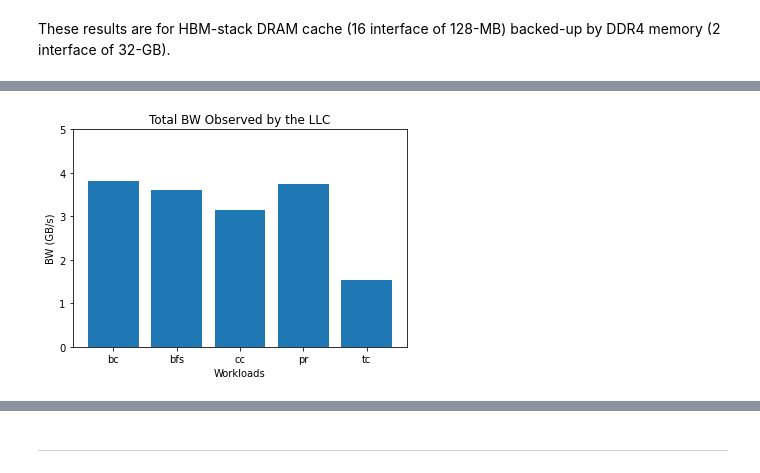
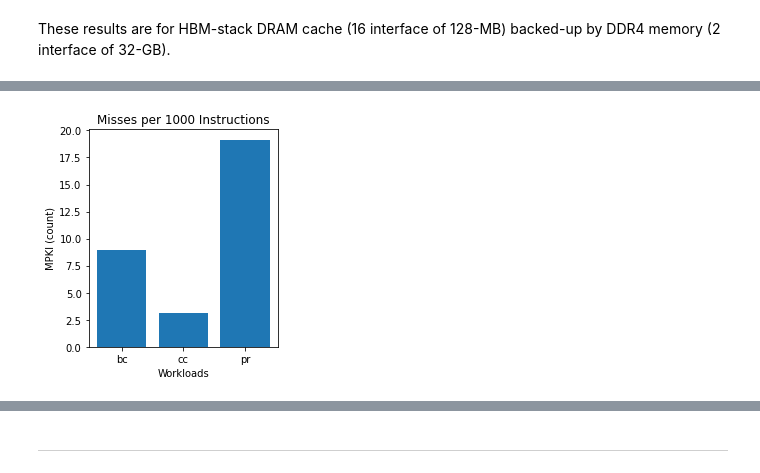
Before and after one commit to darchr/dramCacheController, a Jupyter notebook: myPlots/res_Nov_14/GAPBS/gapbs.ipynb, the cells around one changed output, grey strips where cells are left out. Drawn from its saved outputs; the diff is of its cells as text; code cells hidden in the pictures.

```diff
--- a/myPlots/res_Nov_14/GAPBS/gapbs.ipynb
+++ b/myPlots/res_Nov_14/GAPBS/gapbs.ipynb
@@ -68,7 +68,8 @@ Stats = ['simSeconds',
           ]
 
 
-app = ['bc', 'bfs', 'cc', 'pr', 'tc']
+# app = ['bc', 'bfs', 'cc', 'pr', 'tc']
+app = ['bc', 'cc', 'pr']
 
 rows = []
 
@@ -281,20 +433,21 @@ plt.show()
 # %%
 x = df['app']
 
-y = df['totBW'].astype(float)
+y = df['numHotMisses'].astype(float)/(df['totNumInsts'].astype(float)/1000)
+
 
 # Multi bar Chart
 fig = plt.figure()
-fig.set_size_inches(6, 4)
+fig.set_size_inches(3.4, 4)
 
-plt.ylim([0,7])
+#plt.ylim([0,5])
 
 plt.bar(x, y)
 
 
-plt.title("Total BW Observed by the LLC")
+plt.title("Misses per 1000 Instructions")
 plt.xlabel("Workloads")
-plt.ylabel("BW (GB/s)")
+plt.ylabel("MPKI (count)")
 plt.show()
 # %% [output]
-[figure, old version]
+[figure, new version]
```
Also changed, not shown: parts of 14 cells of this notebook, 26 other files.
